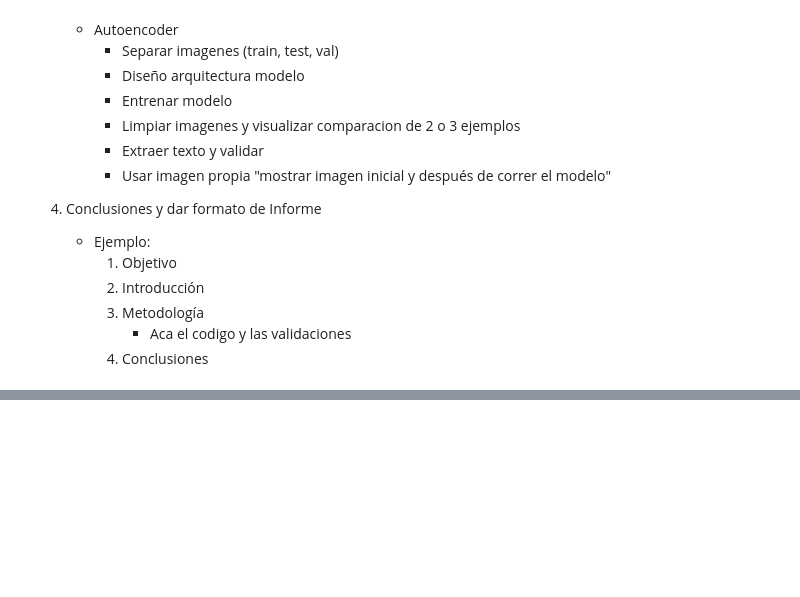
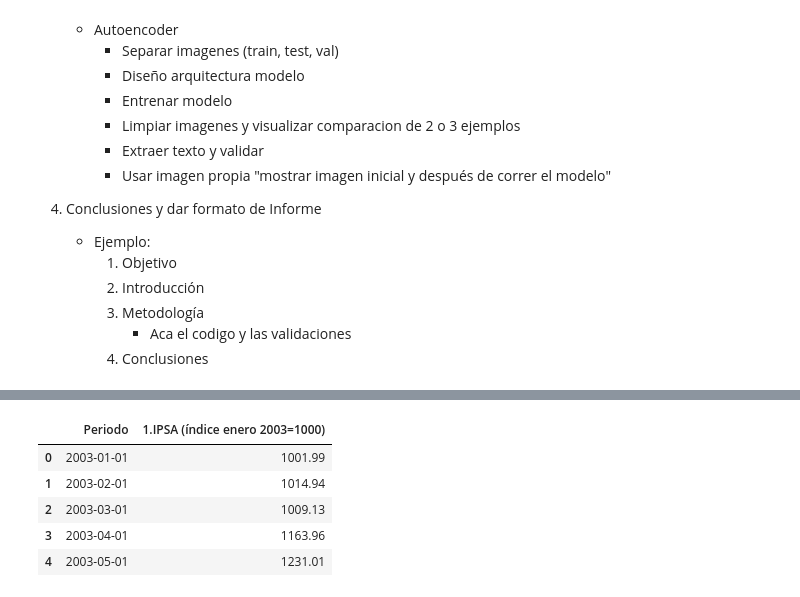
Before and after one commit to Gaddran/Tarea3MLA, a Jupyter notebook: Tarea3MLA.ipynb, the cells around one changed output, grey strips where cells are left out. Cells and saved outputs as stored; diff of their text form; code cells hidden in the pictures; blank space fills up the shorter version.

```diff
--- a/Tarea3MLA.ipynb
+++ b/Tarea3MLA.ipynb
@@ -61,0 +87,9 @@
+# %%
+df_IPSA.head()
+# %% [output]
+|  | Periodo | 1.IPSA (índice enero 2003=1000) |
+| 0 | 2003-01-01 | 1001.99 |
+| 1 | 2003-02-01 | 1014.94 |
+| 2 | 2003-03-01 | 1009.13 |
+| 3 | 2003-04-01 | 1163.96 |
+| 4 | 2003-05-01 | 1231.01 |
```
Also changed, not shown: parts of 16 cells of this notebook, 2 other files.
